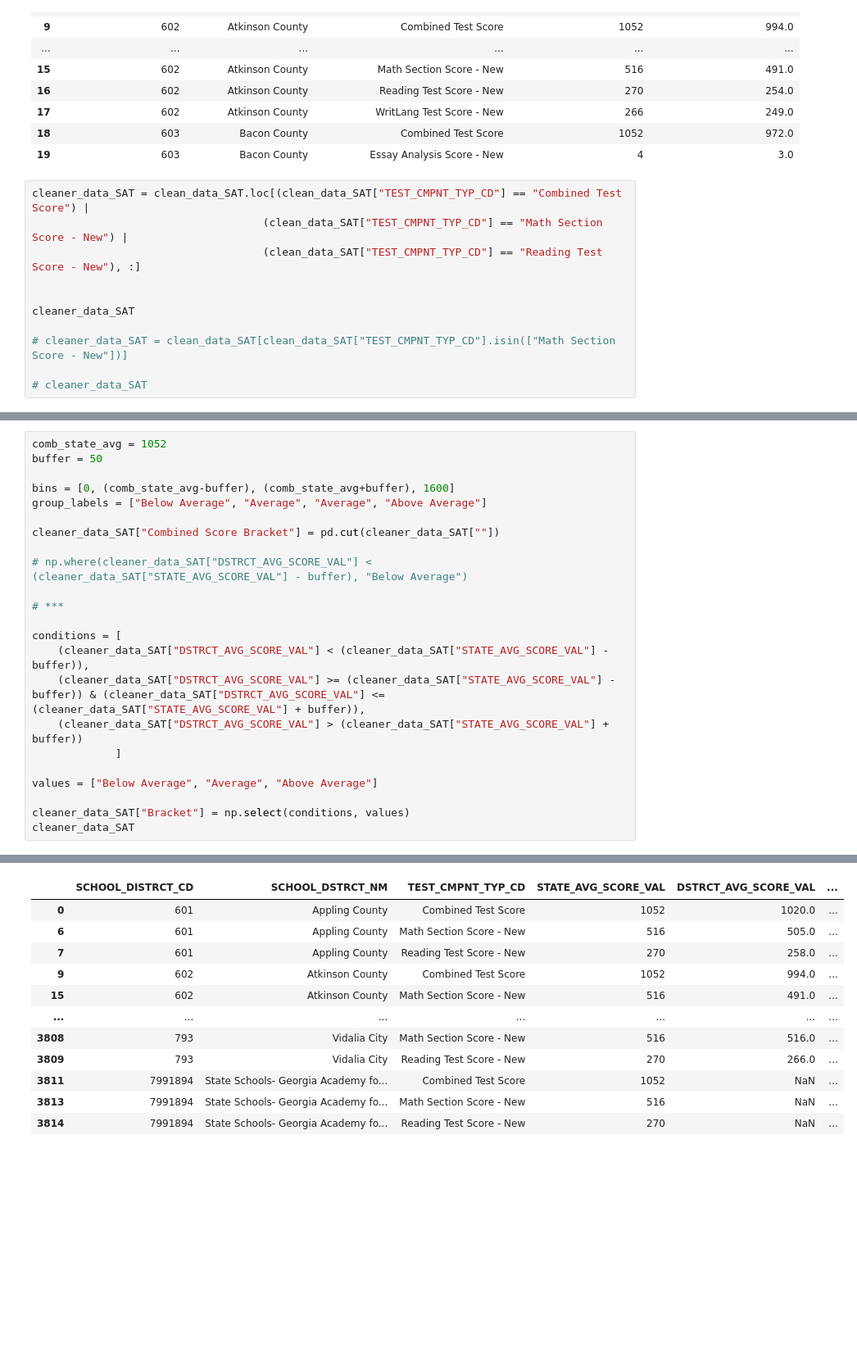
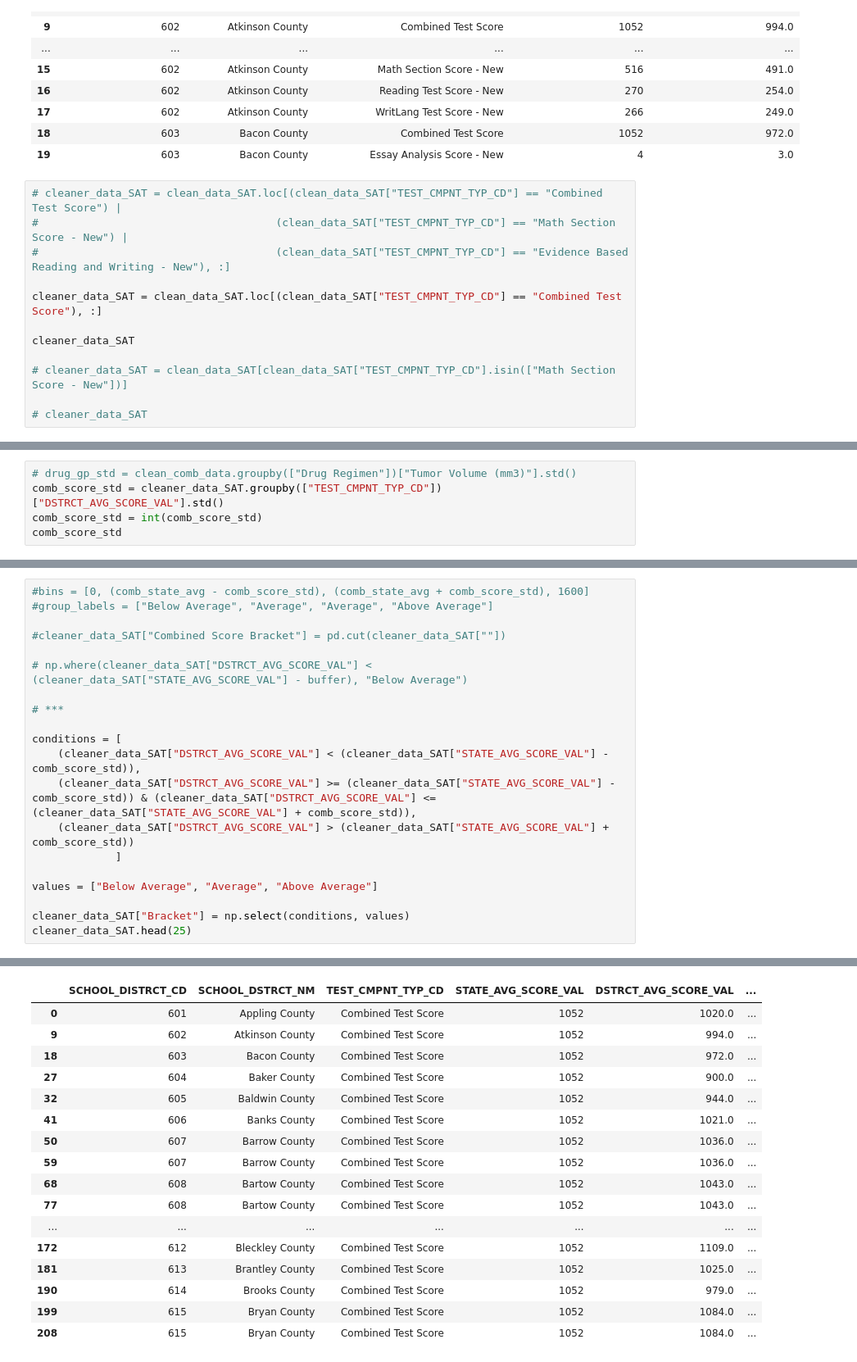
Before and after one commit to Johnny-Boy-SQL/The_Six_Aces_Project_1, a Jupyter notebook: data/raw_data/SAT_Scores_2018/Clean SAT Data.ipynb, the cells around one changed output, grey strips where cells are left out. Shown: that part at 82% size. Cells and saved outputs as stored; diff of their text form; blank space fills up the shorter version.

```diff
--- a/data/raw_data/SAT_Scores_2018/Clean SAT Data.ipynb
+++ b/data/raw_data/SAT_Scores_2018/Clean SAT Data.ipynb
@@ -51,10 +51,11 @@ clean_data_SAT.head(20)
 | 18 | 603 | Bacon County | Combined Test Score | 1052 | 972.0 |
 | 19 | 603 | Bacon County | Essay Analysis Score - New | 4 | 3.0 |
 # %%
-cleaner_data_SAT = clean_data_SAT.loc[(clean_data_SAT["TEST_CMPNT_TYP_CD"] == "Combined Test Score") |
-                                    (clean_data_SAT["TEST_CMPNT_TYP_CD"] == "Math Section Score - New") |
-                                    (clean_data_SAT["TEST_CMPNT_TYP_CD"] == "Reading Test  Score - New"), :]
+# cleaner_data_SAT = clean_data_SAT.loc[(clean_data_SAT["TEST_CMPNT_TYP_CD"] == "Combined Test Score") |
+#                                     (clean_data_SAT["TEST_CMPNT_TYP_CD"] == "Math Section Score - New") |
+#                                     (clean_data_SAT["TEST_CMPNT_TYP_CD"] == "Evidence Based Reading and Writing - New"), :]
 
+cleaner_data_SAT = clean_data_SAT.loc[(clean_data_SAT["TEST_CMPNT_TYP_CD"] == "Combined Test Score"), :]
 
 cleaner_data_SAT
 
@@ -77,0 +79,5 @@ cleaner_data_SAT
+# %%
+# drug_gp_std = clean_comb_data.groupby(["Drug Regimen"])["Tumor Volume (mm3)"].std()
+comb_score_std = cleaner_data_SAT.groupby(["TEST_CMPNT_TYP_CD"])["DSTRCT_AVG_SCORE_VAL"].std()
+comb_score_std = int(comb_score_std)
+comb_score_std
@@ -78,41 +91,43 @@ cleaner_data_SAT
 # %%
-comb_state_avg = 1052
-buffer = 50
+#bins = [0, (comb_state_avg - comb_score_std), (comb_state_avg + comb_score_std), 1600]
+#group_labels = ["Below Average", "Average", "Average", "Above Average"]
 
-bins = [0, (comb_state_avg-buffer), (comb_state_avg+buffer), 1600]
-group_labels = ["Below Average", "Average", "Average", "Above Average"]
-
-cleaner_data_SAT["Combined Score Bracket"] = pd.cut(cleaner_data_SAT[""])
+#cleaner_data_SAT["Combined Score Bracket"] = pd.cut(cleaner_data_SAT[""])
 
 # np.where(cleaner_data_SAT["DSTRCT_AVG_SCORE_VAL"] < (cleaner_data_SAT["STATE_AVG_SCORE_VAL"] - buffer), "Below Average")
 
 # ***
 
 conditions = [
-    (cleaner_data_SAT["DSTRCT_AVG_SCORE_VAL"] < (cleaner_data_SAT["STATE_AVG_SCORE_VAL"] - buffer)),
-    (cleaner_data_SAT["DSTRCT_AVG_SCORE_VAL"] >= (cleaner_data_SAT["STATE_AVG_SCORE_VAL"] - buffer)) & (cleaner_data_SAT["DSTRCT_AVG_SCORE_VAL"] <= (cleaner_data_SAT["STATE_AVG_SCORE_VAL"] + buffer)),
-    (cleaner_data_SAT["DSTRCT_AVG_SCORE_VAL"] > (cleaner_data_SAT["STATE_AVG_SCORE_VAL"] + buffer))
+    (cleaner_data_SAT["DSTRCT_AVG_SCORE_VAL"] < (cleaner_data_SAT["STATE_AVG_SCORE_VAL"] - comb_score_std)),
+    (cleaner_data_SAT["DSTRCT_AVG_SCORE_VAL"] >= (cleaner_data_SAT["STATE_AVG_SCORE_VAL"] - comb_score_std)) & (cleaner_data_SAT["DSTRCT_AVG_SCORE_VAL"] <= (cleaner_data_SAT["STATE_AVG_SCORE_VAL"] + comb_score_std)),
+    (cleaner_data_SAT["DSTRCT_AVG_SCORE_VAL"] > (cleaner_data_SAT["STATE_AVG_SCORE_VAL"] + comb_score_std))
              ]
 
 values = ["Below Average", "Average", "Above Average"]
 
 cleaner_data_SAT["Bracket"] = np.select(conditions, values)
-cleaner_data_SAT
+cleaner_data_SAT.head(25)
 # %% [output]
 A value is trying to be set on a copy of a slice from a DataFrame.
 Try using .loc[row_indexer,col_indexer] = value instead
 
 See the caveats in the documentation: https://pandas.pydata.org/pandas-docs/stable/user_guide/indexing.html#returning-a-view-versus-a-copy
   cleaner_data_SAT["Bracket"] = np.select(conditions, values)
 |  | SCHOOL_DISTRCT_CD | SCHOOL_DSTRCT_NM | TEST_CMPNT_TYP_CD | STATE_AVG_SCORE_VAL | DSTRCT_AVG_SCORE_VAL | ... |
 | 0 | 601 | Appling County | Combined Test Score | 1052 | 1020.0 | ... |
-| 6 | 601 | Appling County | Math Section Score - New | 516 | 505.0 | ... |
-| 7 | 601 | Appling County | Reading Test Score - New | 270 | 258.0 | ... |
 | 9 | 602 | Atkinson County | Combined Test Score | 1052 | 994.0 | ... |
-| 15 | 602 | Atkinson County | Math Section Score - New | 516 | 491.0 | ... |
+| 18 | 603 | Bacon County | Combined Test Score | 1052 | 972.0 | ... |
+| 27 | 604 | Baker County | Combined Test Score | 1052 | 900.0 | ... |
+| 32 | 605 | Baldwin County | Combined Test Score | 1052 | 944.0 | ... |
+| 41 | 606 | Banks County | Combined Test Score | 1052 | 1021.0 | ... |
+| 50 | 607 | Barrow County | Combined Test Score | 1052 | 1036.0 | ... |
+| 59 | 607 | Barrow County | Combined Test Score | 1052 | 1036.0 | ... |
+| 68 | 608 | Bartow County | Combined Test Score | 1052 | 1043.0 | ... |
+| 77 | 608 | Bartow County | Combined Test Score | 1052 | 1043.0 | ... |
 | ... | ... | ... | ... | ... | ... | ... |
-| 3808 | 793 | Vidalia City | Math Section Score - New | 516 | 516.0 | ... |
-| 3809 | 793 | Vidalia City | Reading Test Score - New | 270 | 266.0 | ... |
-| 3811 | 7991894 | State Schools- Georgia Academy fo... | Combined Test Score | 1052 | NaN | ... |
-| 3813 | 7991894 | State Schools- Georgia Academy fo... | Math Section Score - New | 516 | NaN | ... |
-| 3814 | 7991894 | State Schools- Georgia Academy fo... | Reading Test Score - New | 270 | NaN | ... |
+| 172 | 612 | Bleckley County | Combined Test Score | 1052 | 1109.0 | ... |
+| 181 | 613 | Brantley County | Combined Test Score | 1052 | 1025.0 | ... |
+| 190 | 614 | Brooks County | Combined Test Score | 1052 | 979.0 | ... |
+| 199 | 615 | Bryan County | Combined Test Score | 1052 | 1084.0 | ... |
+| 208 | 615 | Bryan County | Combined Test Score | 1052 | 1084.0 | ... |
```
Also changed, not shown: parts of 4 cells of this notebook.
